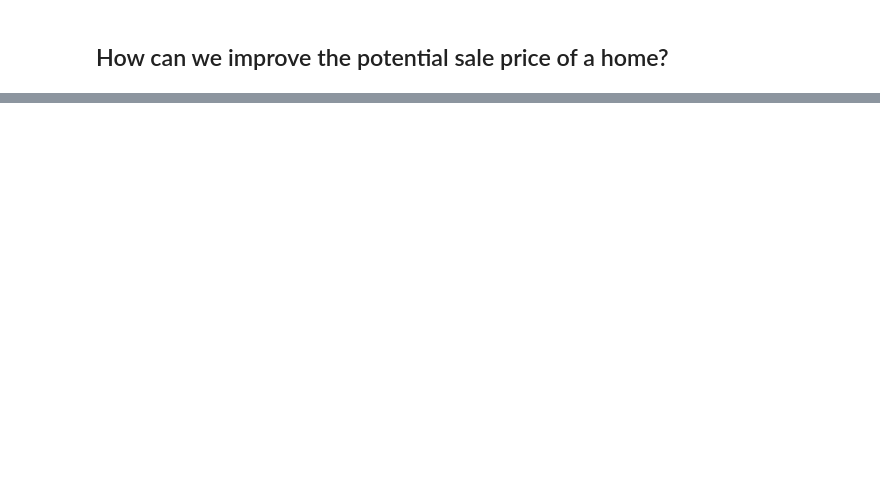
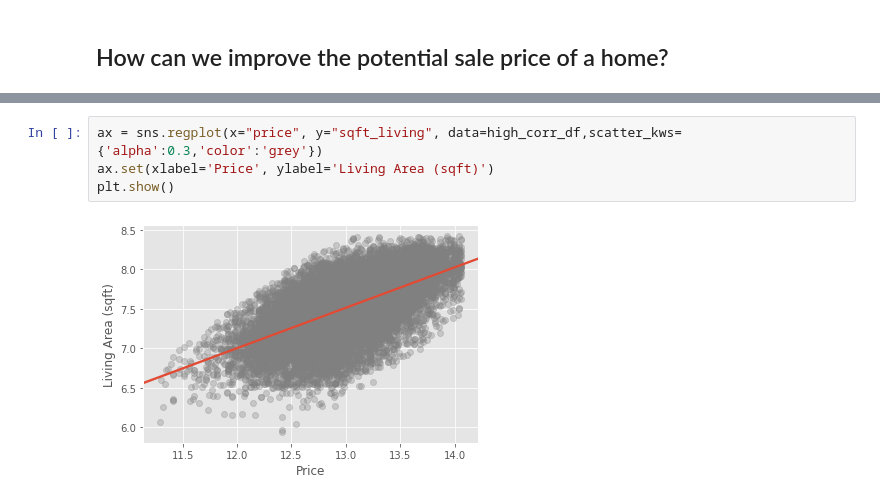
Before and after one commit to miriamsemmar/dsc-mod-2-project-v2-1-onl01-dtsc-pt-070620, a Jupyter notebook: project_part_6_final_model.ipynb, the cells around one changed output, grey strips where cells are left out. Drawn from its saved outputs; the diff is of its cells as text; blank space fills up the shorter version.

```diff
--- a/project_part_6_final_model.ipynb
+++ b/project_part_6_final_model.ipynb
@@ -1032,0 +1129,6 @@ We don't only have to build homes on empty lots. We can also consider conducting
+# %%
+ax = sns.regplot(x="price", y="sqft_living", data=high_corr_df,scatter_kws={'alpha':0.3,'color':'grey'})
+ax.set(xlabel='Price', ylabel='Living Area (sqft)')
+plt.show()
+# %% [output]
+[figure, added]
```
Also changed, not shown: parts of 27 cells of this notebook, 9 other files.
